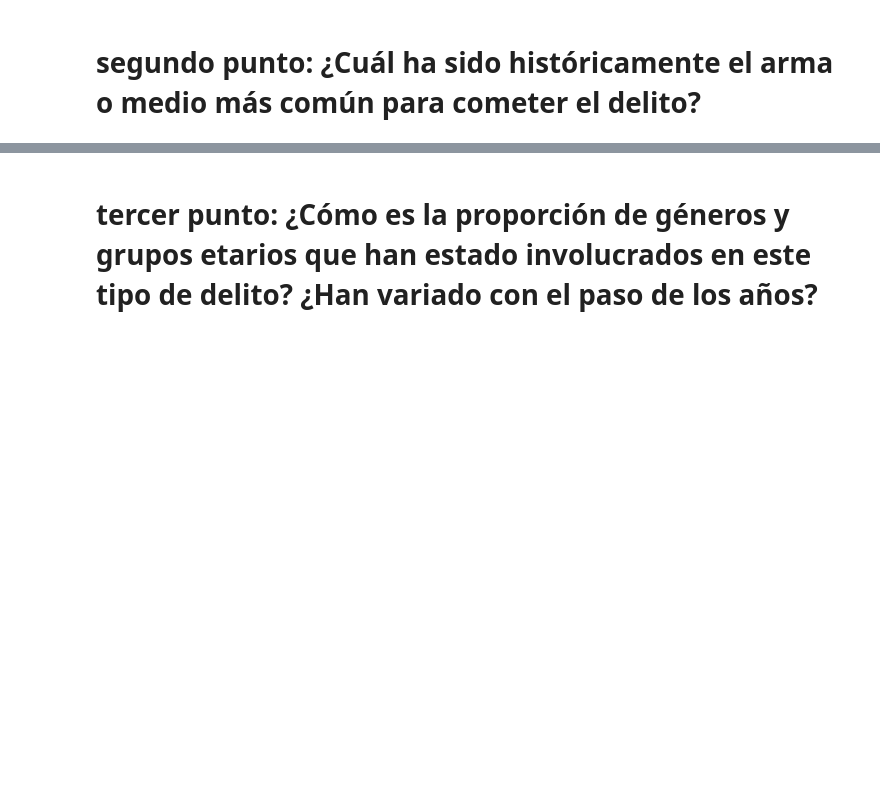
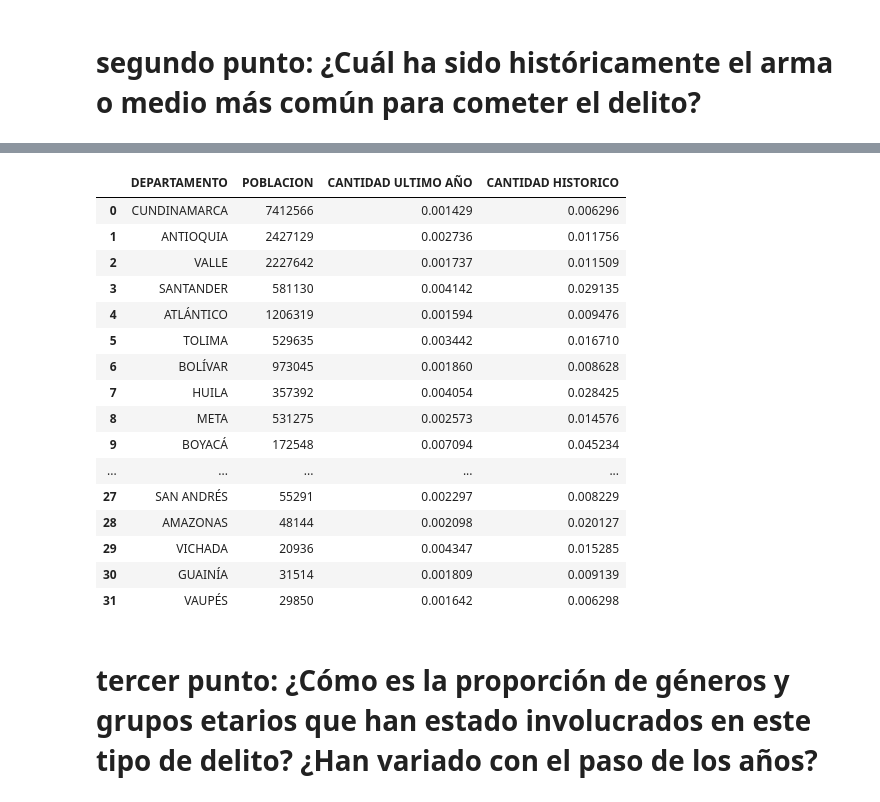
Before and after one commit to SebastianOne/Portafolio, a Jupyter notebook: python-dataScience/dataScience/dataSciencePandas/taller1/solucionTaller1.ipynb, the cells around one changed output, grey strips where cells are left out. Saved outputs shown, nothing was run; the diff lists cells and outputs as text; code cells hidden in the pictures; blank space fills up the shorter version.

Commit message:
bono de taller completo al 100%

```diff
--- a/python-dataScience/dataScience/dataSciencePandas/taller1/solucionTaller1.ipynb
+++ b/python-dataScience/dataScience/dataSciencePandas/taller1/solucionTaller1.ipynb
@@ -148,3 +304,36 @@ df_delitoViolenciaIntraSegundoPunto.head(1)
+# %%
+
+#esta funcion se encargara de normaliazar las cantidades obtenidas por cantidad de habitantes para cada municipio
+def quintoPuntoSolucion():
+    for i in range(32):
+        datoPoblacionCantidad = tablaPuntoBono["CANTIDAD ULTIMO AÑO"].values[i]
+        datoPoblacionCantidadHistorico = tablaPuntoBono["CANTIDAD HISTORICO"].values[i]
+        datoPoblacion = float(tablaPuntoBono["POBLACION"].values[i])
+        tablaPuntoBono["CANTIDAD ULTIMO AÑO"].values[i] = datoPoblacionCantidad/datoPoblacion
+        tablaPuntoBono["CANTIDAD HISTORICO"].values[i] = datoPoblacionCantidadHistorico/datoPoblacion
+
+
+tablaPuntoBono = pd.merge(df_poblacion_colombia,df_delitosSexualesPrimerPunto,  how = "right" , on="DEPARTAMENTO")
+quintoPuntoSolucion()
+tablaPuntoBono
+# %% [output]
+|  | DEPARTAMENTO | POBLACION | CANTIDAD ULTIMO AÑO | CANTIDAD HISTORICO |
+| 0 | CUNDINAMARCA | 7412566 | 0.001429 | 0.006296 |
+| 1 | ANTIOQUIA | 2427129 | 0.002736 | 0.011756 |
+| 2 | VALLE | 2227642 | 0.001737 | 0.011509 |
+| 3 | SANTANDER | 581130 | 0.004142 | 0.029135 |
+| 4 | ATLÁNTICO | 1206319 | 0.001594 | 0.009476 |
+| 5 | TOLIMA | 529635 | 0.003442 | 0.016710 |
+| 6 | BOLÍVAR | 973045 | 0.001860 | 0.008628 |
+| 7 | HUILA | 357392 | 0.004054 | 0.028425 |
+| 8 | META | 531275 | 0.002573 | 0.014576 |
+| 9 | BOYACÁ | 172548 | 0.007094 | 0.045234 |
+| ... | ... | ... | ... | ... |
+| 27 | SAN ANDRÉS | 55291 | 0.002297 | 0.008229 |
+| 28 | AMAZONAS | 48144 | 0.002098 | 0.020127 |
+| 29 | VICHADA | 20936 | 0.004347 | 0.015285 |
+| 30 | GUAINÍA | 31514 | 0.001809 | 0.009139 |
+| 31 | VAUPÉS | 29850 | 0.001642 | 0.006298 |
 # %% [markdown]
 # tercer punto: ¿Cómo es la proporción de géneros y grupos etarios que han estado involucrados en este tipo de delito? ¿Han variado con el paso de los años?
 # %% [markdown]
```
Also changed, not shown: parts of 34 cells of this notebook, 1 other file.
